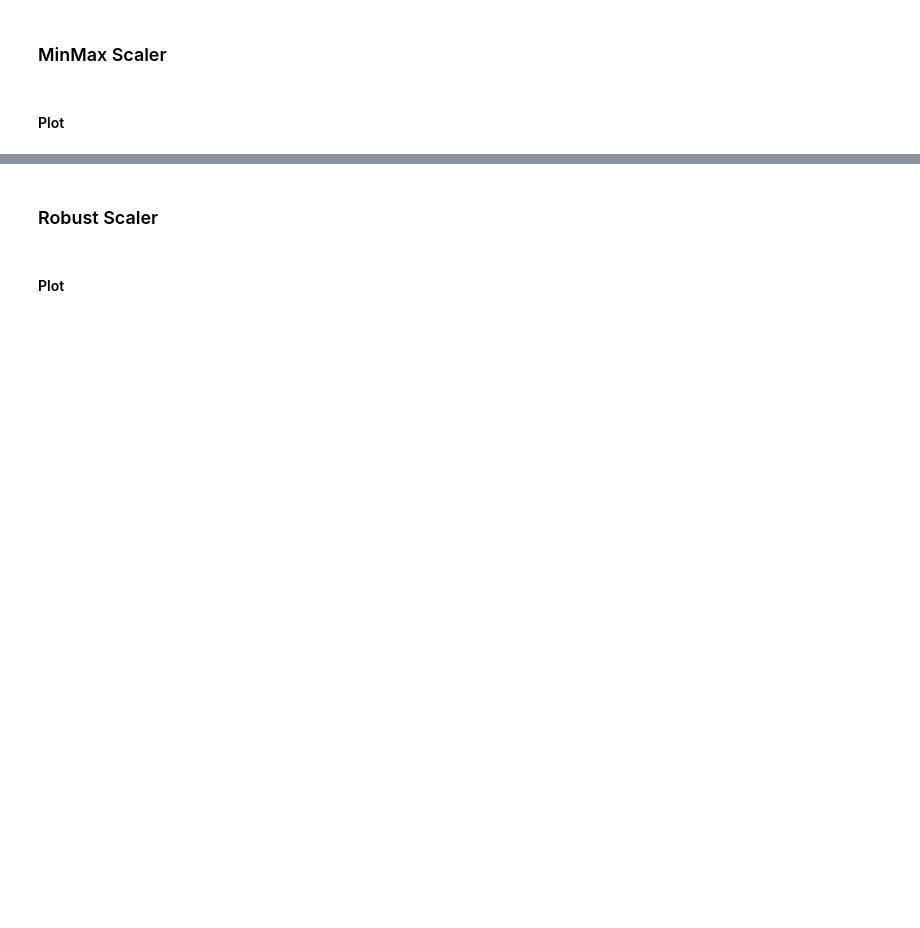
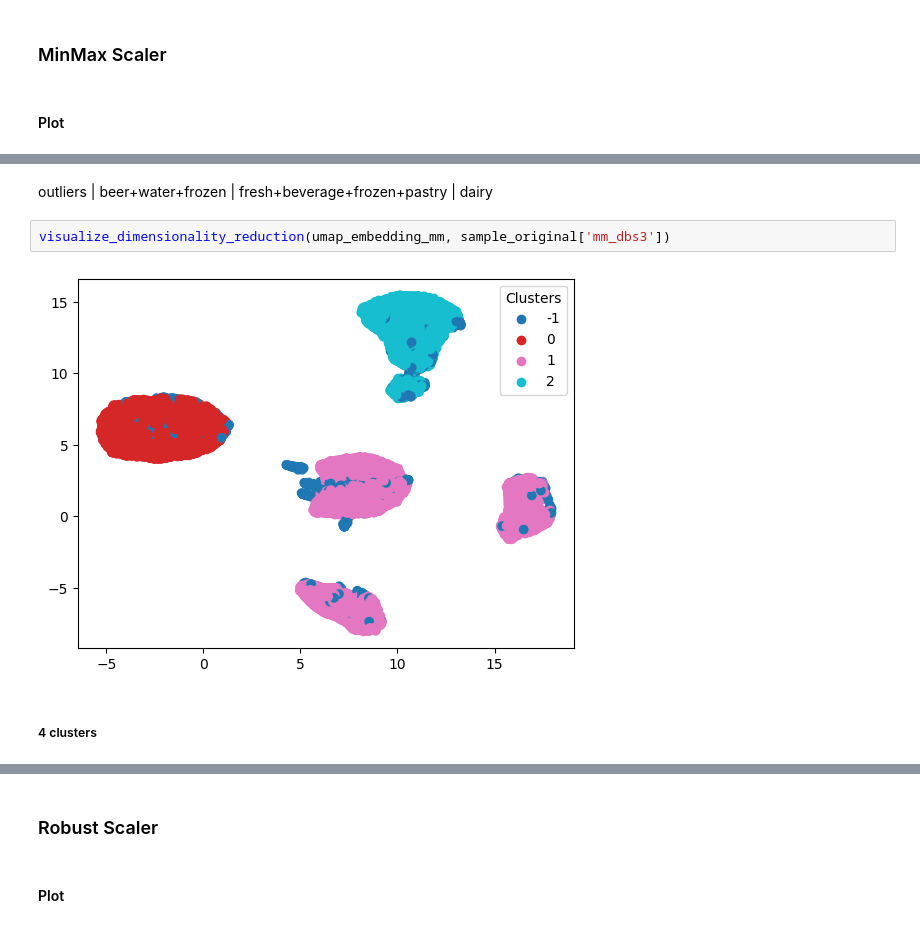
Before and after one commit to Rita-Centeno/DMI, a Jupyter notebook: clustering3.0.ipynb, the cells around one changed output, grey strips where cells are left out. Cells and saved outputs as stored; diff of their text form; blank space fills up the shorter version.

```diff
--- a/clustering3.0.ipynb
+++ b/clustering3.0.ipynb
@@ -1135,0 +1314,8 @@ plot_kdist_graph(sample_mm_scl, preference_metrics)
+# %% [markdown]
+outliers | beer+water+frozen | fresh+beverage+frozen+pastry | dairy
+# %%
+visualize_dimensionality_reduction(umap_embedding_mm, sample_original['mm_dbs3'])
+# %% [output]
+[figure, added]
+# %% [markdown]
+##### 4 clusters
```
Also changed, not shown: parts of 240 cells of this notebook, 1 other file.
